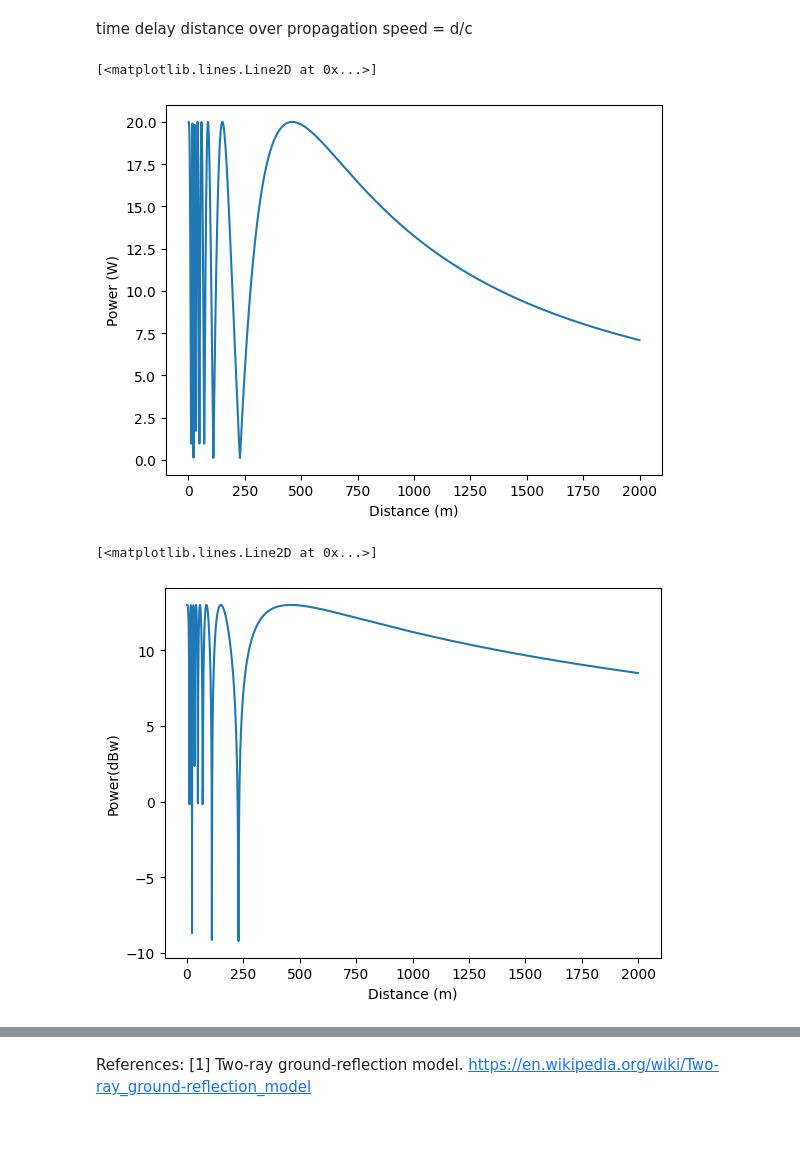
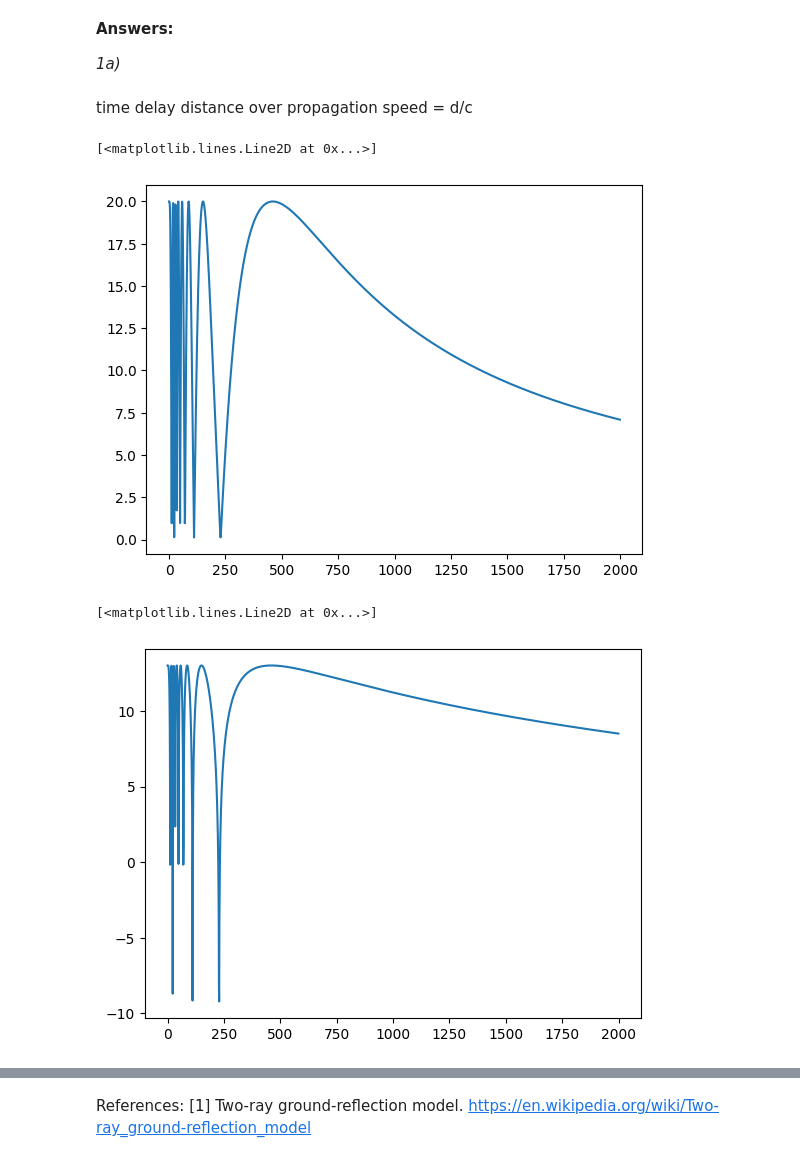
Before and after one commit to emifred/SignalProcessing-Project1, a Jupyter notebook: Untitled.ipynb, the cells around one changed output, grey strips where cells are left out. Saved outputs shown, nothing was run; the diff lists cells and outputs as text; code cells hidden in the pictures; blank space fills up the shorter version.

```diff
--- a/Untitled.ipynb
+++ b/Untitled.ipynb
@@ -10,3 +61,7 @@ Express the power of the recieved signal as a function of distance d.
+# %% [markdown]
+**Answers:**
+
+*1a)*
 # %%
 #1. a)
 
@@ -54,36 +109,27 @@ def r(t, d):
 
 
 def Pr(d):
-    return ((wavelength**2)/((4*math.pi)**2))*((r(0,d)[0])**2)
-def PrB(d):
-    return ((wavelength**2)/((d**2)*((4*math.pi)**2)))*((r(0,d)[0])**2)
+    return ((wavelength**2)/(4*math.pi)**2)*r(0,d)[0]
 # %%
-x_values = np.arange(1, 2000, 1)
+x_values = np.arange(0, 2000, 1)
 y_values = []
 y_values2=[]
 y_valuesPr=[]
-y_valuesPrB = []
 for x in x_values:
     y_values.append(r(0,x)[0])
     y_values2.append(10*math.log10(r(0,x)[0]))
     y_valuesPr.append(Pr(x))
-    y_valuesPrB.append(PrB(x))
-
 
 y_values = np.array(y_values)
-plt.xlabel('Distance (m)')
-plt.ylabel('Power (W)')
 plt.plot(x_values, y_values, label='func(x)')
 # %% [output]
 [<matplotlib.lines.Line2D at 0x...>]
-[figure, old version]
+[figure, new version]
 # %%
 y_values2 = np.array(y_values2)
-plt.xlabel('Distance (m)')
-plt.ylabel('Power(dBw)')
 plt.plot(x_values, y_values2, label='func(x)')
 # %% [output]
 [<matplotlib.lines.Line2D at 0x...>]
-[figure, old version]
+[figure, new version]
 # %%
 y_valuesPr = np.array(y_valuesPr)
```
Also changed, not shown: parts of 10 cells of this notebook.
